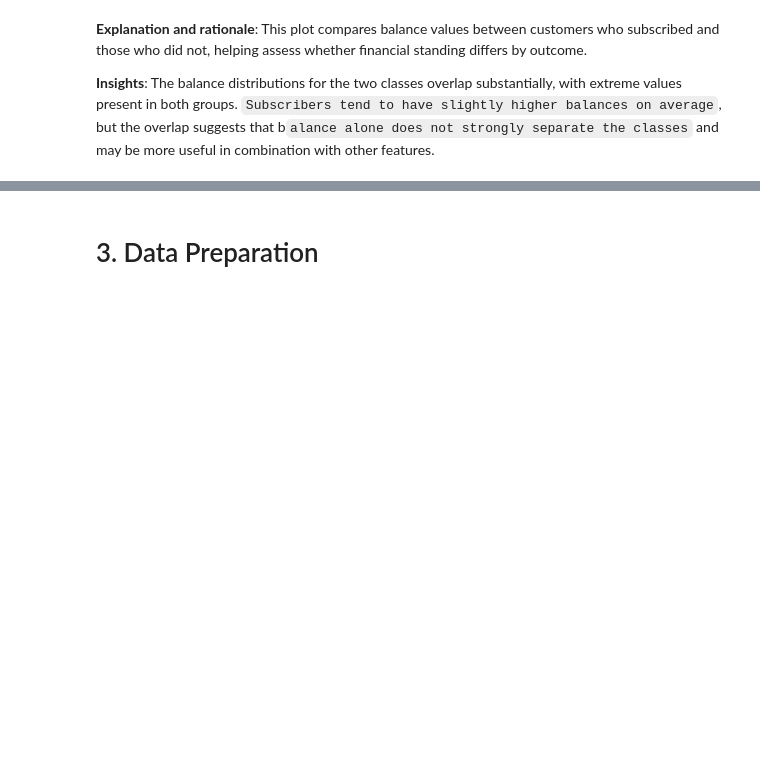
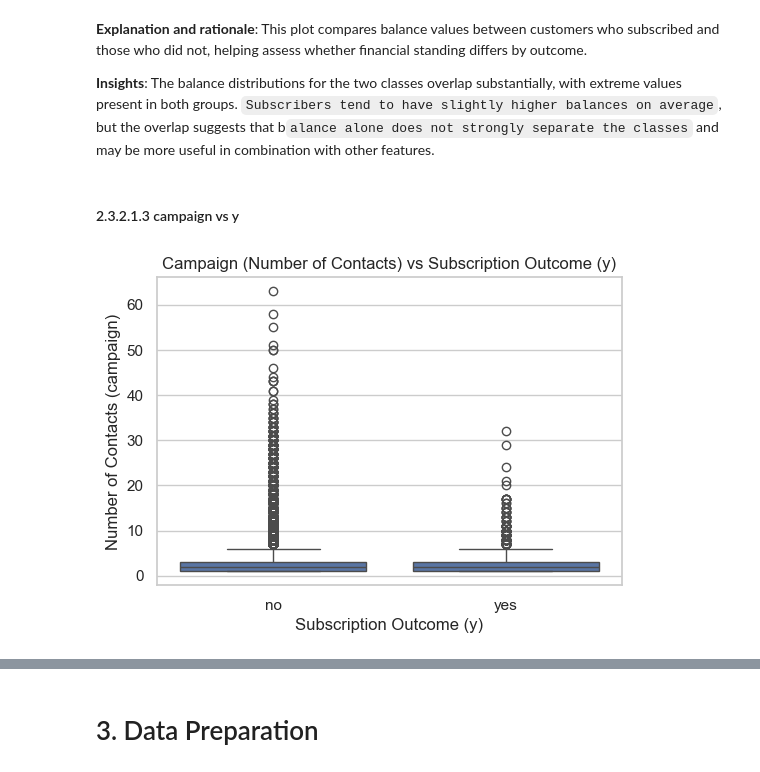
Before and after one commit to 2401496A/bank-marketing-data-analysis-project, a Jupyter notebook: MLDP Program Codes Submission Template (1).ipynb, the cells around one changed output, grey strips where cells are left out. Saved outputs shown, nothing was run; the diff lists cells and outputs as text; code cells hidden in the pictures; blank space fills up the shorter version.

Commit message:
Added boxplot for numeric feature 'campaign' vs target 'y' for 2.3.2.1.3

```diff
--- a/MLDP Program Codes Submission Template (1).ipynb
+++ b/MLDP Program Codes Submission Template (1).ipynb
@@ -376,3 +376,18 @@ plt.show()
 **Explanation and rationale**: This plot compares balance values between customers who subscribed and those who did not, helping assess whether financial standing differs by outcome.
 
 **Insights**: The balance distributions for the two classes overlap substantially, with extreme values present in both groups. `Subscribers tend to have slightly higher balances on average`, but the overlap suggests that b`alance alone does not strongly separate the classes` and may be more useful in combination with other features.
+# %% [markdown]
+#### 2.3.2.1.3 campaign vs y
+# %%
+# Set figure size
+plt.figure(figsize=(6,4))
+# Boxplot of 'campaign' (number of contacts) grouped by target 'y'
+sns.boxplot(x="y", y="campaign", data=df)
+# Add title and axis labels
+plt.title("Campaign (Number of Contacts) vs Subscription Outcome (y)")
+plt.xlabel("Subscription Outcome (y)")
+plt.ylabel("Number of Contacts (campaign)")
+# Display the plot
+plt.show()
+# %% [output]
+[figure, added]
```
Also changed, not shown: parts of 1 cell of this notebook.
